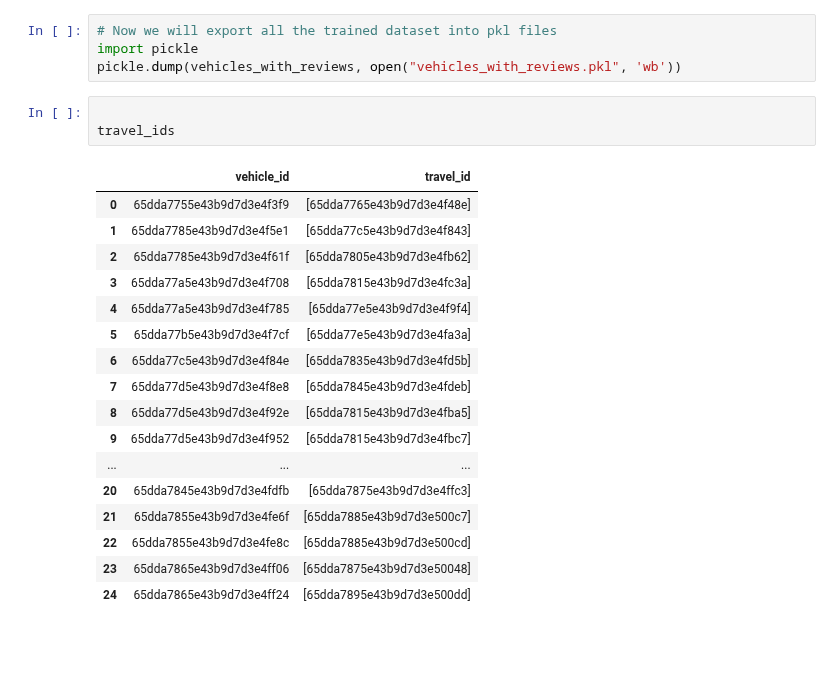
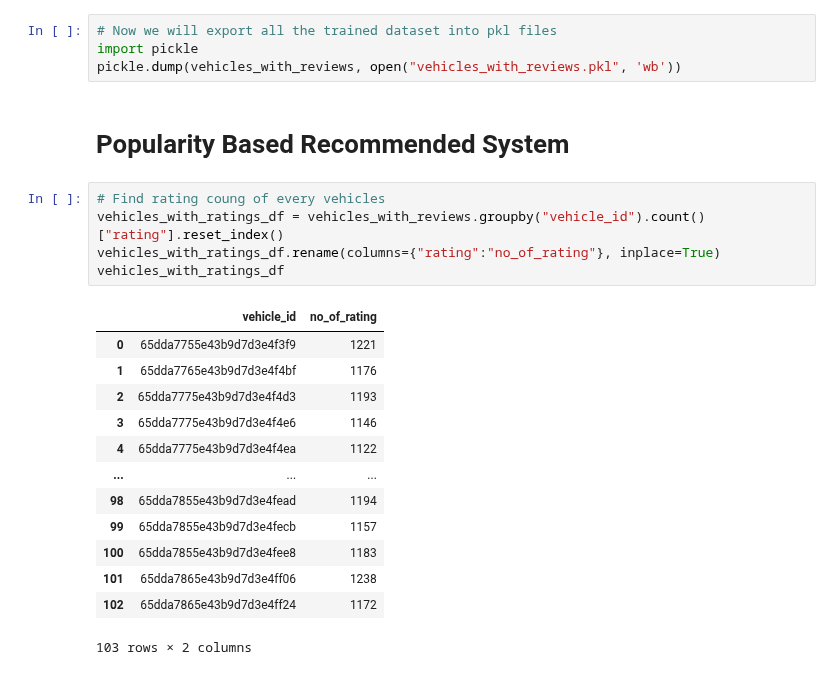
Before and after one commit to roman-ojha/journey, a Jupyter notebook: user-vehicle-service/explore_vehicle_recommendation_system.ipynb, the cells around one changed output. Saved outputs shown, nothing was run; the diff lists cells and outputs as text; blank space fills up the shorter version.

```diff
--- a/user-vehicle-service/explore_vehicle_recommendation_system.ipynb
+++ b/user-vehicle-service/explore_vehicle_recommendation_system.ipynb
@@ -369,24 +371,24 @@ recommended_vehicles[:25]
 # Now we will export all the trained dataset into pkl files
 import pickle
 pickle.dump(vehicles_with_reviews, open("vehicles_with_reviews.pkl", 'wb'))
-# %%
-
-travel_ids
-# %% [output]
-|  | vehicle_id | travel_id |
-| 0 | 65dda7755e43b9d7d3e4f3f9 | [65dda7765e43b9d7d3e4f48e] |
-| 1 | 65dda7785e43b9d7d3e4f5e1 | [65dda77c5e43b9d7d3e4f843] |
-| 2 | 65dda7785e43b9d7d3e4f61f | [65dda7805e43b9d7d3e4fb62] |
-| 3 | 65dda77a5e43b9d7d3e4f708 | [65dda7815e43b9d7d3e4fc3a] |
-| 4 | 65dda77a5e43b9d7d3e4f785 | [65dda77e5e43b9d7d3e4f9f4] |
-| 5 | 65dda77b5e43b9d7d3e4f7cf | [65dda77e5e43b9d7d3e4fa3a] |
-| 6 | 65dda77c5e43b9d7d3e4f84e | [65dda7835e43b9d7d3e4fd5b] |
-| 7 | 65dda77d5e43b9d7d3e4f8e8 | [65dda7845e43b9d7d3e4fdeb] |
-| 8 | 65dda77d5e43b9d7d3e4f92e | [65dda7815e43b9d7d3e4fba5] |
-| 9 | 65dda77d5e43b9d7d3e4f952 | [65dda7815e43b9d7d3e4fbc7] |
-| ... | ... | ... |
-| 20 | 65dda7845e43b9d7d3e4fdfb | [65dda7875e43b9d7d3e4ffc3] |
-| 21 | 65dda7855e43b9d7d3e4fe6f | [65dda7885e43b9d7d3e500c7] |
-| 22 | 65dda7855e43b9d7d3e4fe8c | [65dda7885e43b9d7d3e500cd] |
-| 23 | 65dda7865e43b9d7d3e4ff06 | [65dda7875e43b9d7d3e50048] |
-| 24 | 65dda7865e43b9d7d3e4ff24 | [65dda7895e43b9d7d3e500dd] |
+# %% [markdown]
+# Popularity Based Recommended System
+# %%
+# Find rating coung of every vehicles
+vehicles_with_ratings_df = vehicles_with_reviews.groupby("vehicle_id").count()["rating"].reset_index()
+vehicles_with_ratings_df.rename(columns={"rating":"no_of_rating"}, inplace=True)
+vehicles_with_ratings_df
+# %% [output]
+|  | vehicle_id | no_of_rating |
+| 0 | 65dda7755e43b9d7d3e4f3f9 | 1221 |
+| 1 | 65dda7765e43b9d7d3e4f4bf | 1176 |
+| 2 | 65dda7775e43b9d7d3e4f4d3 | 1193 |
+| 3 | 65dda7775e43b9d7d3e4f4e6 | 1146 |
+| 4 | 65dda7775e43b9d7d3e4f4ea | 1122 |
+| ... | ... | ... |
+| 98 | 65dda7855e43b9d7d3e4fead | 1194 |
+| 99 | 65dda7855e43b9d7d3e4fecb | 1157 |
+| 100 | 65dda7855e43b9d7d3e4fee8 | 1183 |
+| 101 | 65dda7865e43b9d7d3e4ff06 | 1238 |
+| 102 | 65dda7865e43b9d7d3e4ff24 | 1172 |
+103 rows × 2 columns
```
Also changed, not shown: parts of 7 cells of this notebook, 2 other files.
